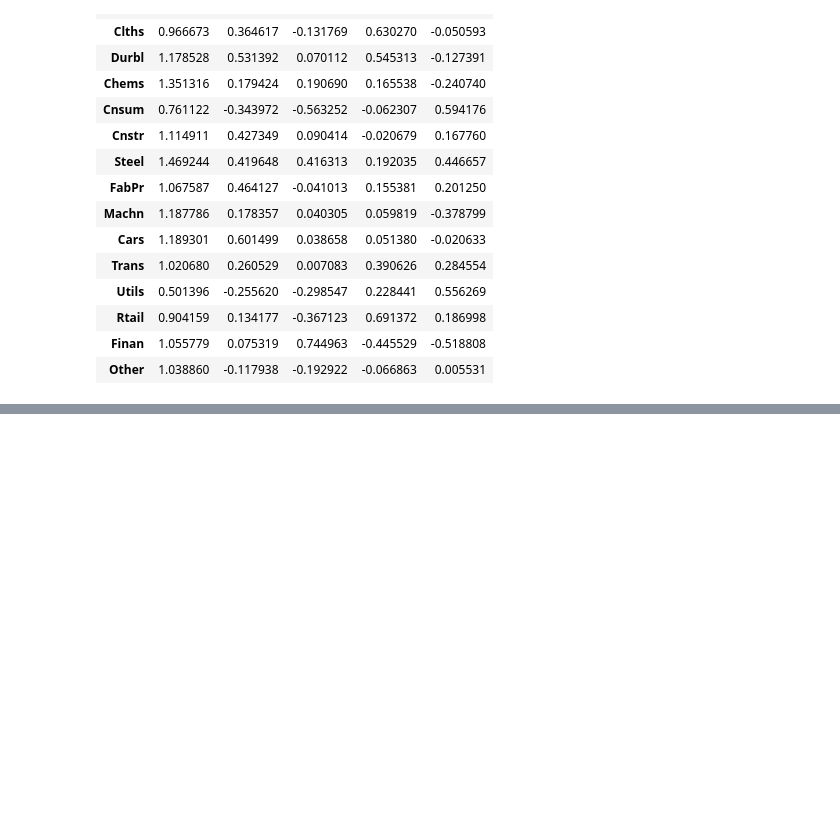
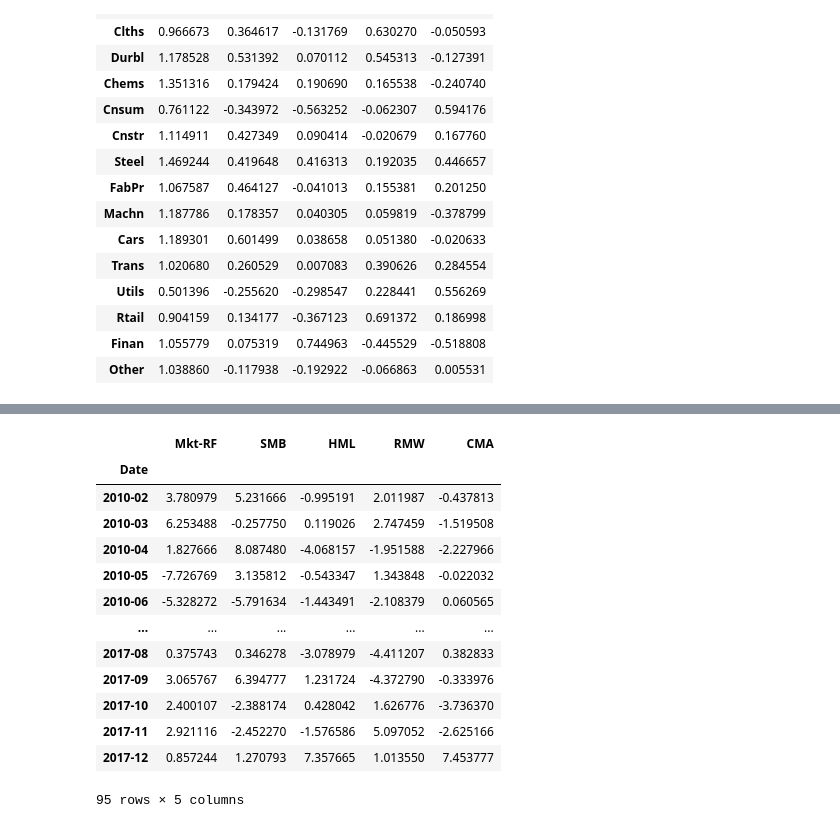
Before and after one commit to JeongSoYoun/qe, a Jupyter notebook: resource/machine_learning_for_algorithmic_trading_2nd_edition/part7_linear_model/linear_factor.ipynb, the cells around one changed output, grey strips where cells are left out. Saved outputs shown, nothing was run; the diff lists cells and outputs as text; code cells hidden in the pictures; blank space fills up the shorter version.

```diff
--- a/resource/machine_learning_for_algorithmic_trading_2nd_edition/part7_linear_model/linear_factor.ipynb
+++ b/resource/machine_learning_for_algorithmic_trading_2nd_edition/part7_linear_model/linear_factor.ipynb
@@ -372,0 +439,22 @@ betas
+# %%
+lambdas = pd.DataFrame(
+    lambdas,
+    index=ff_portfolio_data.index,
+    columns=betas.columns.tolist()
+)
+lambdas
+# %% [output]
+|  | Mkt-RF | SMB | HML | RMW | CMA |
+| Date |  |  |  |  |  |
+| 2010-02 | 3.780979 | 5.231666 | -0.995191 | 2.011987 | -0.437813 |
+| 2010-03 | 6.253488 | -0.257750 | 0.119026 | 2.747459 | -1.519508 |
+| 2010-04 | 1.827666 | 8.087480 | -4.068157 | -1.951588 | -2.227966 |
+| 2010-05 | -7.726769 | 3.135812 | -0.543347 | 1.343848 | -0.022032 |
+| 2010-06 | -5.328272 | -5.791634 | -1.443491 | -2.108379 | 0.060565 |
+| ... | ... | ... | ... | ... | ... |
+| 2017-08 | 0.375743 | 0.346278 | -3.078979 | -4.411207 | 0.382833 |
+| 2017-09 | 3.065767 | 6.394777 | 1.231724 | -4.372790 | -0.333976 |
+| 2017-10 | 2.400107 | -2.388174 | 0.428042 | 1.626776 | -3.736370 |
+| 2017-11 | 2.921116 | -2.452270 | -1.576586 | 5.097052 | -2.625166 |
+| 2017-12 | 0.857244 | 1.270793 | 7.357665 | 1.013550 | 7.453777 |
+95 rows × 5 columns
```
Also changed, not shown: parts of 15 cells of this notebook.
